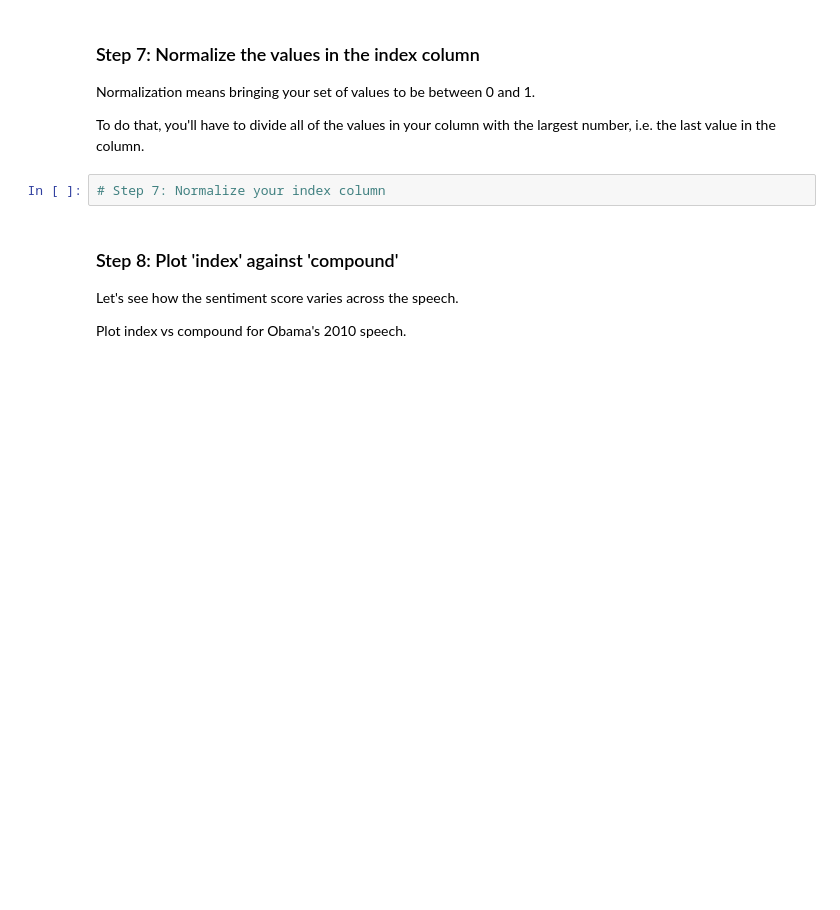
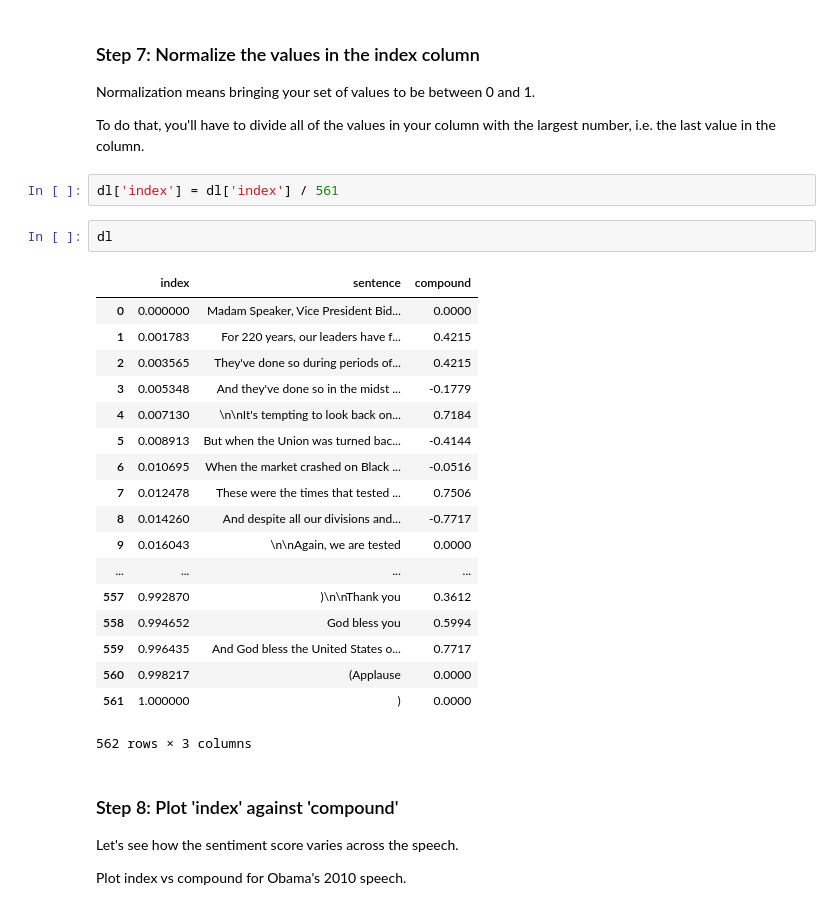
Before and after one commit to daanishrasheed/US-Speech-Analysis, a Jupyter notebook: Project US Speech Analysis (Part V).ipynb, the cells around one changed output. Drawn from its saved outputs; the diff is of its cells as text; blank space fills up the shorter version.

```diff
--- a/Project US Speech Analysis (Part V).ipynb
+++ b/Project US Speech Analysis (Part V).ipynb
@@ -152,8 +206,29 @@ There are a few ways to do it, but be creative and go for it!
 Normalization means bringing your set of values to be between 0 and 1.
 
 To do that, you'll have to divide all of the values in your column with the largest number, i.e. the last value in the column.
-# %%
-# Step 7: Normalize your index column
+# %%
+dl['index'] = dl['index'] / 561
+# %%
+dl
+# %% [output]
+|  | index | sentence | compound |
+| 0 | 0.000000 | Madam Speaker, Vice President Bid... | 0.0000 |
+| 1 | 0.001783 | For 220 years, our leaders have f... | 0.4215 |
+| 2 | 0.003565 | They've done so during periods of... | 0.4215 |
+| 3 | 0.005348 | And they've done so in the midst ... | -0.1779 |
+| 4 | 0.007130 | \n\nIt's tempting to look back on... | 0.7184 |
+| 5 | 0.008913 | But when the Union was turned bac... | -0.4144 |
+| 6 | 0.010695 | When the market crashed on Black ... | -0.0516 |
+| 7 | 0.012478 | These were the times that tested ... | 0.7506 |
+| 8 | 0.014260 | And despite all our divisions and... | -0.7717 |
+| 9 | 0.016043 | \n\nAgain, we are tested | 0.0000 |
+| ... | ... | ... | ... |
+| 557 | 0.992870 | )\n\nThank you | 0.3612 |
+| 558 | 0.994652 | God bless you | 0.5994 |
+| 559 | 0.996435 | And God bless the United States o... | 0.7717 |
+| 560 | 0.998217 | (Applause | 0.0000 |
+| 561 | 1.000000 | ) | 0.0000 |
+562 rows × 3 columns
 # %% [markdown]
 ### Step 8: Plot 'index' against 'compound'
 Let's see how the sentiment score varies across the speech.
```
Also changed, not shown: parts of 8 cells of this notebook.
